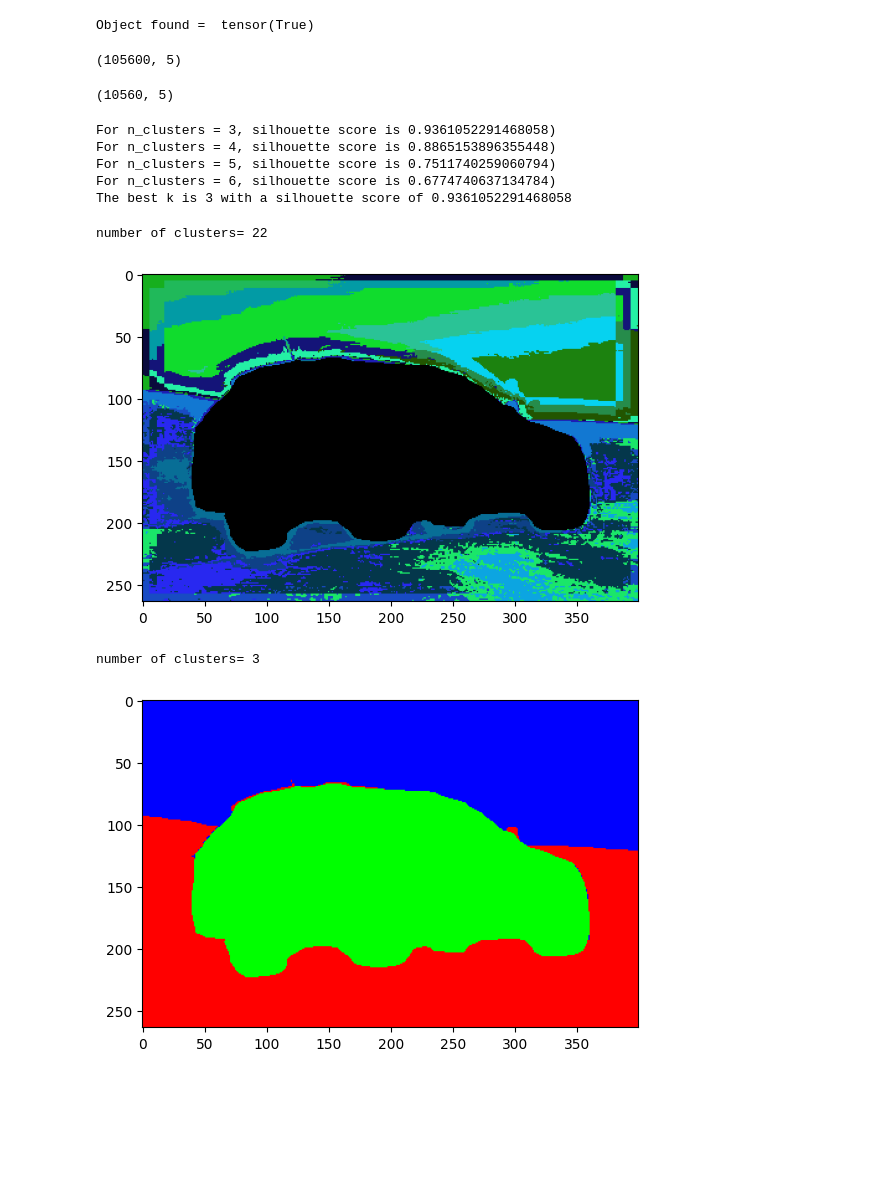
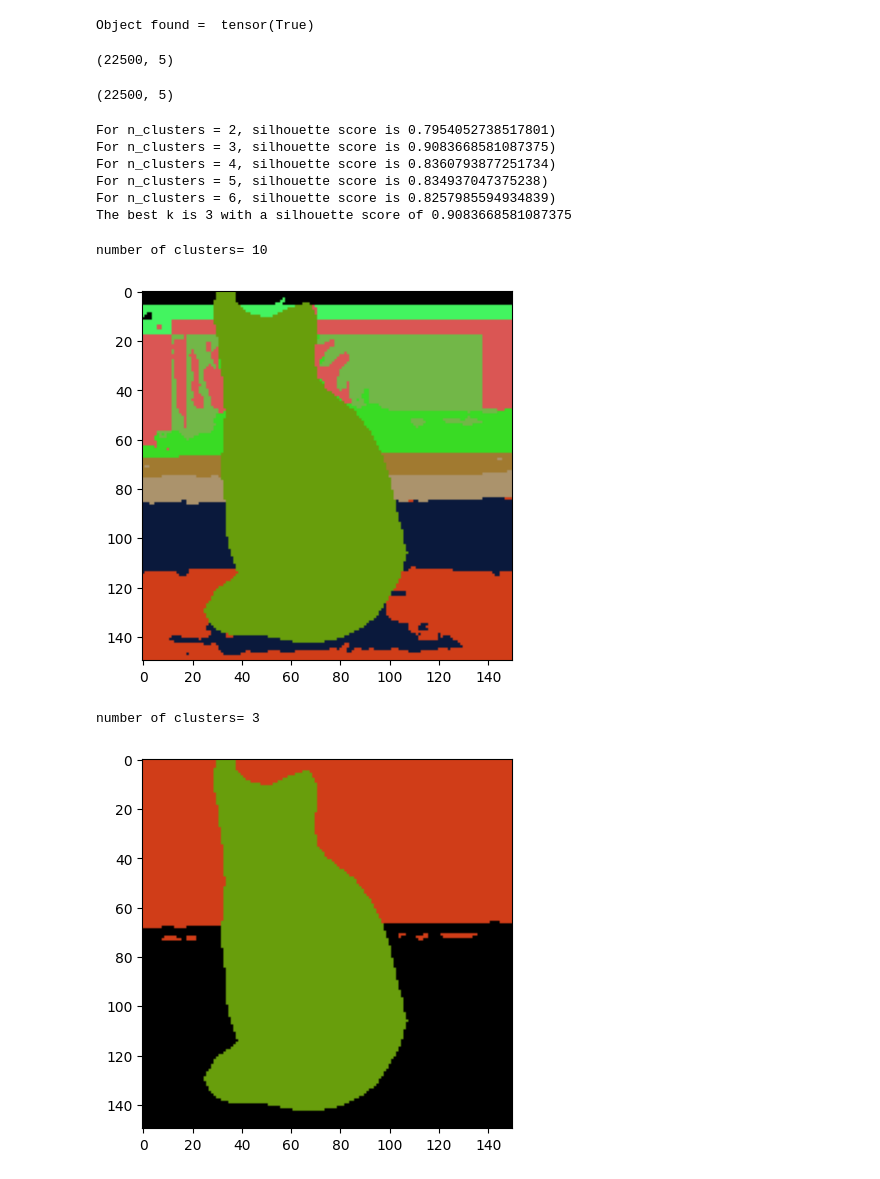
Before and after one commit to kandreou21/segmentation, a Jupyter notebook: DeepLabV3.ipynb, the cells around one changed output. Saved outputs shown, nothing was run; the diff lists cells and outputs as text; code cells hidden in the pictures; blank space fills up the shorter version.

Commit message:
low resolution images added

```diff
--- a/DeepLabV3.ipynb
+++ b/DeepLabV3.ipynb
@@ -20,7 +20,7 @@ import networkx as nx
 model = torchvision.models.segmentation.deeplabv3_resnet101(weights='DeepLabV3_ResNet101_Weights.DEFAULT')
 model.eval() #sets model in evaluation mode
 
-filename = "testset/car.jpg"
+filename = "low-resolution/cat.jpg"
 input_image = Image.open(filename)
 scale_percent = 1
 input_image = input_image.resize((int(input_image.width*scale_percent), int(input_image.height*scale_percent))) # Resize for large images
@@ -481,11 +482,12 @@ class UniForCE:
 		return self
 # %%
 # Silhouette score for ideal n_clusters using kmeans
-k = [3, 4, 5, 6]
+k = [2, 3, 4, 5, 6]
 d2_new_pca_lab_sum = new_pca_lab_sum.reshape(n_components+3, new_pca_lab_sum.shape[1] * new_pca_lab_sum.shape[2]).T
 display(d2_new_pca_lab_sum.shape)
 # Randomly sample a subset of points
-sampled_data = d2_new_pca_lab_sum[np.random.choice(d2_new_pca_lab_sum.shape[0], size=d2_new_pca_lab_sum.shape[0]//10, replace=False)]
+#sampled_data = d2_new_pca_lab_sum[np.random.choice(d2_new_pca_lab_sum.shape[0], size=d2_new_pca_lab_sum.shape[0]//10, replace=False)]
+sampled_data = d2_new_pca_lab_sum
 display(sampled_data.shape)
 best_silhouette_score = -1
 best_k = 0
@@ -504,13 +506,14 @@ for n_clusters in k:
 
 print(f"The best k is {best_k} with a silhouette score of {best_silhouette_score}")
 # %% [output]
-(105600, 5)
+(22500, 5)
-(10560, 5)
+(22500, 5)
-For n_clusters = 3, silhouette score is 0.9361052291468058)
-For n_clusters = 4, silhouette score is 0.8865153896355448)
-For n_clusters = 5, silhouette score is 0.7511740259060794)
-For n_clusters = 6, silhouette score is 0.6774740637134784)
-The best k is 3 with a silhouette score of 0.9361052291468058
+For n_clusters = 2, silhouette score is 0.7954052738517801)
+For n_clusters = 3, silhouette score is 0.9083668581087375)
+For n_clusters = 4, silhouette score is 0.8360793877251734)
+For n_clusters = 5, silhouette score is 0.834937047375238)
+For n_clusters = 6, silhouette score is 0.8257985594934839)
+The best k is 3 with a silhouette score of 0.9083668581087375
 # %%
 # Segmentation using Uniforce on PCA ASPP&LAB features
 options = {
@@ -519,58 +522,53 @@ options = {
 		'n_subclusters': 30, # number of overclustering clusters
 		'min_size': 10, # minimum subcluster size (required for statistical test validity) # DOKIMI KAI ME 25
 		'distribution': 'default', # distribution to be tested for unimodality from {'default', 'pca'}
-		'alpha': 1e-4, # confidence interval, max value 5e-2, 1e-2, 1e-3
+		'alpha': 1e-5, # confidence interval, max value 5e-2, 1e-2, 1e-3
 		'n_tests': 11, # number of tests on subsampled clusters
 		'max_iter': 1, # maximum number of overclustering iterations
 	}
 scaler = MinMaxScaler()
 d2_new_pca_lab_sum_scaled = scaler.fit_transform(d2_new_pca_lab_sum)
 uniforce_aspp_lab = UniForCE(options)
 uniforce_aspp_lab.fit(d2_new_pca_lab_sum_scaled)
 
 def extract_labels_info(uniforce):
     labels = uniforce.labels_
     unique_labels = np.unique(labels)
 
     num_clusters = unique_labels.size
     print("number of clusters=", num_clusters)
     return labels, unique_labels, num_clusters
 
 
 def color_segmented_image(labels, unique_labels, colors):
 	segmented_image = np.zeros((H, W, 3), dtype=np.uint8)
 	labels = labels.reshape((H, W))
 	for i, label in enumerate(unique_labels):
 		mask = labels == label
 		segmented_image[mask] = colors[i]
 	return segmented_image
 
 labels, unique_labels, pca_lab_clusters = extract_labels_info(uniforce_aspp_lab)
 uniforce_segmented_image = color_segmented_image(labels, unique_labels, random_colors)
 
 plt.imshow(uniforce_segmented_image)
 plt.show()
 # %% [output]
-number of clusters= 22
+number of clusters= 10
-[figure, old version]
+[figure, new version]
 # %%
 # ASPP features and LAB values K-Means
 km = KMeans(n_clusters=best_k, n_init=10)
 km.fit(sampled_data)
 labels = km.predict(d2_new_pca_lab_sum)
-unique_labels = np.unique(labels)
 
-labels = labels.reshape((H, W))
-
-six_colors = [[255, 0, 0], [0, 255, 0], [0, 0, 255], [255, 255, 0], [255, 0, 255], [0, 255, 255]]
-
-print("number of clusters=", best_k)
-kmeans_segmented_image = color_segmented_image(labels, unique_labels, six_colors)
+labels, unique_labels, _ = extract_labels_info(km)
+kmeans_segmented_image = color_segmented_image(labels, unique_labels, random_colors)
 
 plt.imshow(kmeans_segmented_image)
 plt.show()
 # %% [output]
 number of clusters= 3
-[figure, old version]
+[figure, new version]
 # %%
 # Uniforce on pca deeplab features
```
Also changed, not shown: parts of 12 cells of this notebook, 9 other files.
